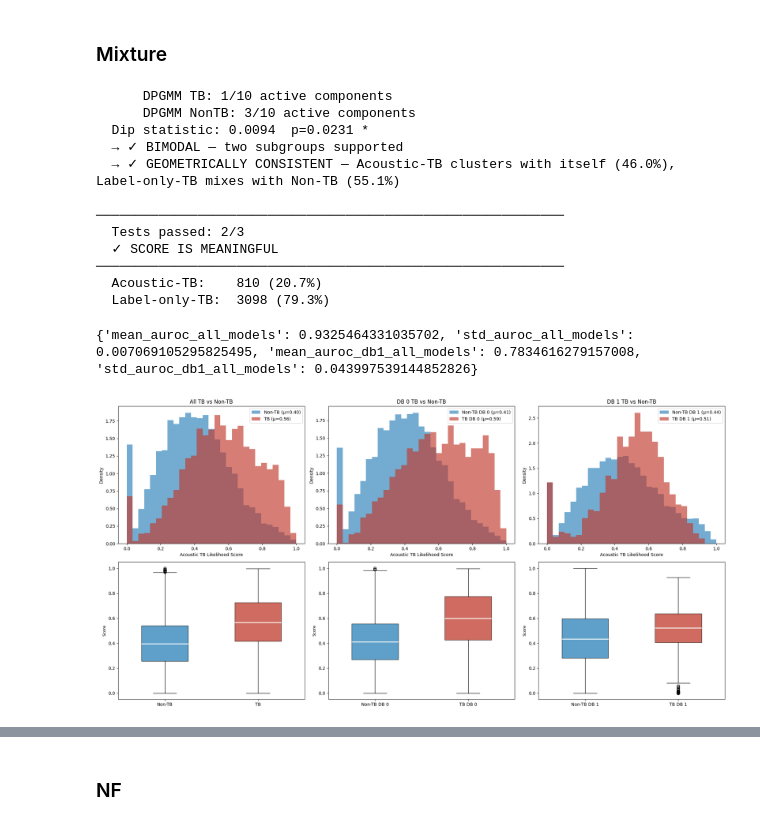
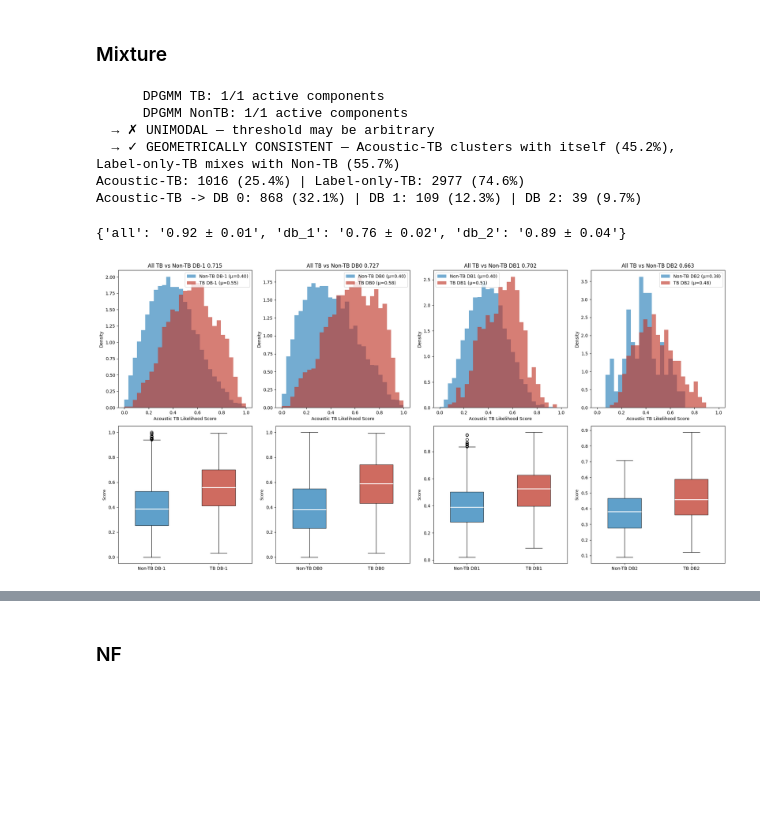
Before and after one commit to arkiven4/NXSCough, a Jupyter notebook: notebooks/qwen_embeddingInnerclass.ipynb, the cells around one changed output, grey strips where cells are left out. Drawn from its saved outputs; the diff is of its cells as text; code cells hidden in the pictures; blank space fills up the shorter version.

```diff
--- a/notebooks/qwen_embeddingInnerclass.ipynb
+++ b/notebooks/qwen_embeddingInnerclass.ipynb
@@ -1125,7 +1241,7 @@ df_ukcovid["gender"] = df_ukcovid["gender"].map({"Male": 0, "Female": 1})
 df_ukcovid["disease_status"] = df_ukcovid["disease_status"].map({4: 0})
 df_ukcovid["participant"] = df_ukcovid["participant"].str.lstrip("P").astype(int)
 df_ukcovid = df_ukcovid.dropna().reset_index(drop=True)
-#df_ukcovid = df_ukcovid.sample(n=12693, random_state=42).reset_index(drop=True)
+df_ukcovid = df_ukcovid.sample(n=4000, random_state=42).reset_index(drop=True)
 df_ukcovid = df_ukcovid[hps.data.column_order]
 
 _, ukcovid_loader = train.prepare_fold_data(
@@ -1323,7 +1443,7 @@ raw_emb = np.stack(df_combine['embed'].values)
 db_labels = df_combine['db'].values
 disease_labels = df_combine['disease_status'].values
 # %%
-contamination = 0.05
+contamination = 0.03
 pca = PCA(n_components=min(50, raw_emb.shape[1]), random_state=42)
 emb_pca = pca.fit_transform(raw_emb)
 
@@ -1446,13 +1565,14 @@ df_current = df_combine
 #df_current = df_patient
 # %%
 raw_emb = np.stack(df_current['embed'].values)
-raw_emb= raw_emb / (np.linalg.norm(raw_emb, axis=1, keepdims=True) + 1e-12)
+#raw_emb = raw_emb / (np.linalg.norm(raw_emb, axis=1, keepdims=True) + 1e-12)
 db_labels = df_current['db'].values
 disease_labels = df_current['disease_status'].values
 
 tb_mask = disease_labels == 1
 tb_mask0 = (disease_labels == 1) & (db_labels == 0)
 tb_mask1 = (disease_labels== 1) & (db_labels == 1)
+tb_mask2 = (disease_labels== 1) & (db_labels == 2)
 # %%
 all_scores = {}
 variance_threshold = 0.95
@@ -1526,15 +1630,6 @@ k_tb: 3 | k_nontb: 2
 # %%
-all_scores["knn_euc"] = knn_tb_score(emb_reduced, tb_mask, automate_k=False, k_tb=3, k_nontb=2, alpha=7, metric="euclidean") # k_tb: 3 | k_nontb: 2
+all_scores["knn_euc"] = knn_tb_score(emb_reduced, tb_mask, automate_k=False, k_tb=2, k_nontb=2, alpha=6.5, metric="euclidean") # k_tb: 3 | k_nontb: 2
 validate_acoustic_score_indiv(emb_reduced, disease_labels, all_scores["knn_euc"])
-evaluate_acoustic_tb(df_current, all_scores["knn_euc"])
-
-auc = roc_auc_score(tb_mask.astype(int), all_scores["knn_euc"])
-masks = [ (tb_mask, "TB", "Non-TB"), (tb_mask0, "TB DB 0", "Non-TB DB 0"), (tb_mask1, "TB DB 1", "Non-TB DB 1")]
-plot_tb_score_distributions(
-    all_scores=all_scores,
-    score_key="knn_euc",
-    bins=bins,
-    colors=colors,
-    masks=masks,
-    titles=[ f"All TB vs Non-TB {auc:0.3f}", "DB 0 TB vs Non-TB", "DB 1 TB vs Non-TB"])
+df_temp = evaluate_acoustic_tb(df_current, all_scores["knn_euc"])
+plot_tb_score_distributions(df_temp, bins=bins, colors=colors)
 # %% [output]
@@ -1567,61 +1656,45 @@ Advantage over GMM for TB:
     - Naturally regularized — avoids overfitting when TB subgroup is small
     - More robust when TB has unknown number of acoustic subtypes
 
 max_components : upper bound on components (DPGMM won't use all of them)
 """
 
 from sklearn.mixture import BayesianGaussianMixture
 
 def fit_dpgmm(data, label):
-    max_components = 10
-    n_comp = min(max_components, len(data) // 10, 10)
-    n_comp = max(n_comp, 1)
+    max_components = 1
+    n_comp = min(max_components, len(data) // 10)
     m = BayesianGaussianMixture(
         n_components=n_comp,
         covariance_type="diag",
         weight_concentration_prior_type="dirichlet_process",
         weight_concentration_prior=1e-2,   # low → fewer active components
         random_state=42, n_init=3, max_iter=200,
     )
     m.fit(data)
     active = (m.weights_ > 1e-3).sum()
     print(f"      DPGMM {label}: {active}/{n_comp} active components")
     return m
 
 gmm_tb    = fit_dpgmm(tb_emb,  "TB")
 gmm_nontb = fit_dpgmm(nontb_emb, "NonTB")
 
 log_p_tb    = gmm_tb.score_samples(emb_reduced)
 log_p_nontb = gmm_nontb.score_samples(emb_reduced)
 
 all_scores["bgmm"] = _minmax_normalize(_posterior(log_p_tb, log_p_nontb))
 validate_acoustic_score_indiv(emb_reduced, disease_labels, all_scores["bgmm"])
-evaluate_acoustic_tb(df_current, all_scores["bgmm"])
-
-masks = [ (tb_mask, "TB", "Non-TB"), (tb_mask0, "TB DB 0", "Non-TB DB 0"), (tb_mask1, "TB DB 1", "Non-TB DB 1")]
-plot_tb_score_distributions(
-    all_scores=all_scores,
-    score_key="bgmm",
-    bins=bins,
-    colors=colors,
-    masks=masks,
-    titles=[ "All TB vs Non-TB", "DB 0 TB vs Non-TB", "DB 1 TB vs Non-TB"]
-)
+df_temp = evaluate_acoustic_tb(df_current, all_scores["bgmm"])
+plot_tb_score_distributions(df_temp, bins=bins, colors=colors)
 # %% [output]
-      DPGMM TB: 1/10 active components
-      DPGMM NonTB: 3/10 active components
-  Dip statistic: 0.0094  p=0.0231 *
-  → ✓ BIMODAL — two subgroups supported
-  → ✓ GEOMETRICALLY CONSISTENT — Acoustic-TB clusters with itself (46.0%), Label-only-TB mixes with Non-TB (55.1%)
-
-────────────────────────────────────────────────────────────
-  Tests passed: 2/3
-  ✓ SCORE IS MEANINGFUL
-────────────────────────────────────────────────────────────
-  Acoustic-TB:    810 (20.7%)
-  Label-only-TB:  3098 (79.3%)
+      DPGMM TB: 1/1 active components
+      DPGMM NonTB: 1/1 active components
+  → ✗ UNIMODAL — threshold may be arbitrary
+  → ✓ GEOMETRICALLY CONSISTENT — Acoustic-TB clusters with itself (45.2%), Label-only-TB mixes with Non-TB (55.7%)
+Acoustic-TB: 1016 (25.4%) | Label-only-TB: 2977 (74.6%)
+Acoustic-TB -> DB 0: 868 (32.1%) | DB 1: 109 (12.3%) | DB 2: 39 (9.7%)
-{'mean_auroc_all_models': 0.9325464331035702, 'std_auroc_all_models': 0.007069105295825495, 'mean_auroc_db1_all_models': 0.7834616279157008, 'std_auroc_db1_all_models': 0.043997539144852826}
+{'all': '0.92 ± 0.01', 'db_1': '0.76 ± 0.02', 'db_2': '0.89 ± 0.04'}
-[figure, old version]
+[figure, new version]
 # %%
 """
 Gaussian Likelihood Ratio: log P(x|TB) - log P(x|NonTB).
```
Also changed, not shown: parts of 31 cells of this notebook, 1 other file.
